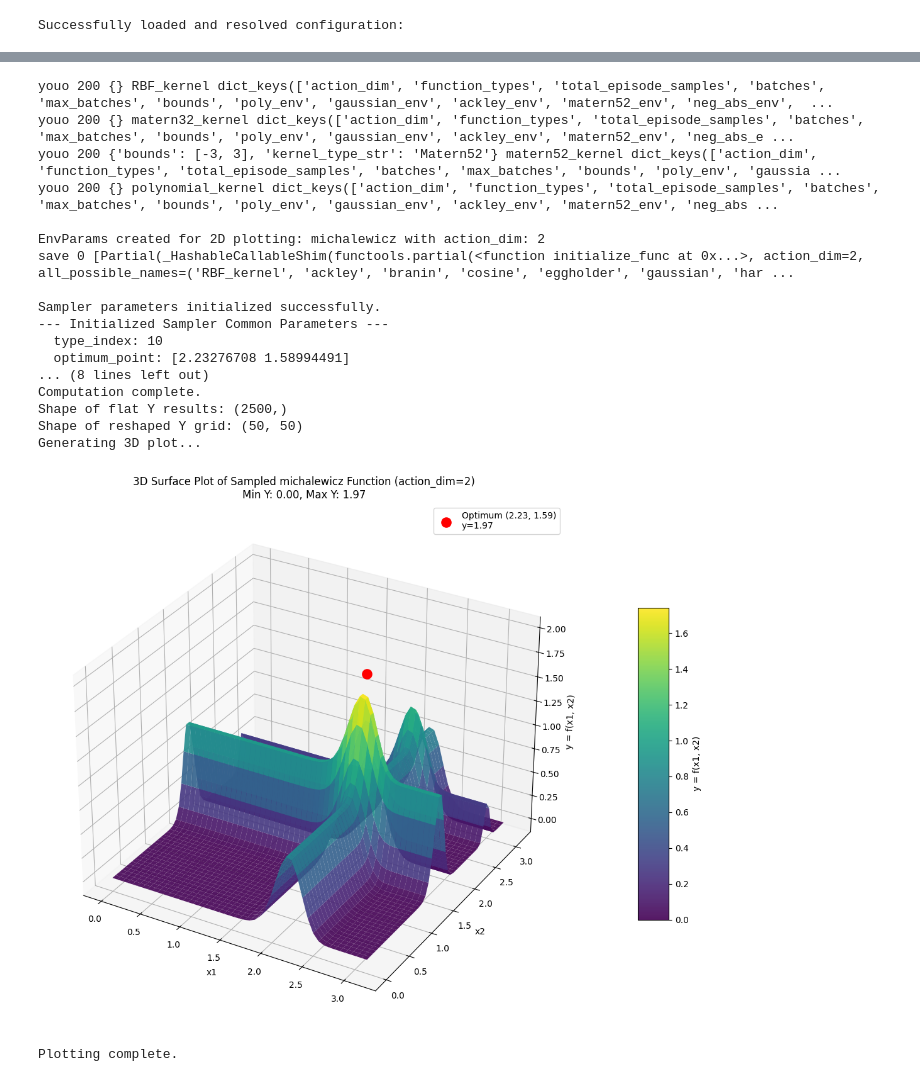
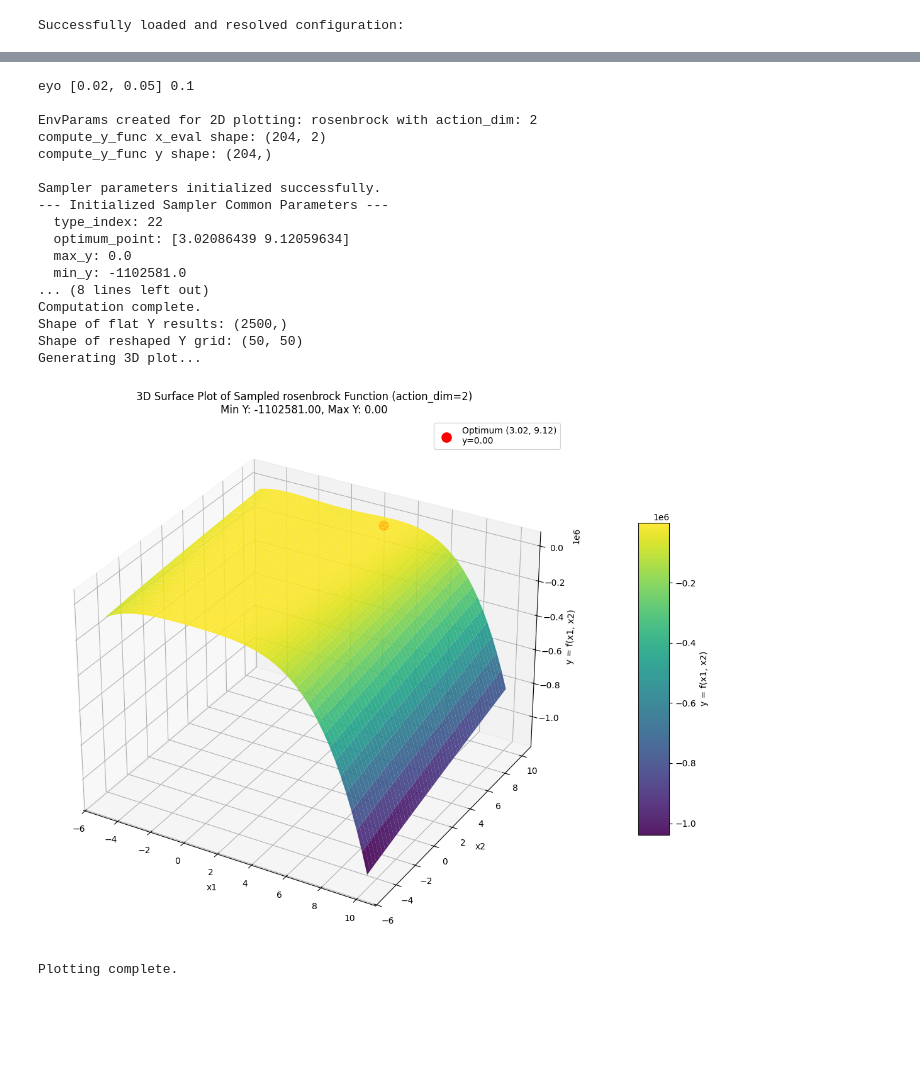
Before and after one commit to Jimvos32/Recurrent-PPO-Jax, a Jupyter notebook: src/tasks/envs/env_notebooks/jax_plots.ipynb, the cells around one changed output, grey strips where cells are left out. Cells and saved outputs as stored; diff of their text form; code cells hidden in the pictures; blank space fills up the shorter version.

```diff
--- a/src/tasks/envs/env_notebooks/jax_plots.ipynb
+++ b/src/tasks/envs/env_notebooks/jax_plots.ipynb
@@ -86,15 +87,9 @@ with initialize(version_base=version_base_value, config_path=config_path_relativ
 # %% [output]
 Successfully loaded and resolved configuration:
 # %%
-from src.tasks.envs.jax_env_f.jax_disp_samplers import (
-        create_env_params,
-        initialize_sampler_dispatch,
-        compute_y_sampler_dispatch,
-        ALL_POSSIBLE_FUNCTION_NAMES, # This list is crucial
-        EnvParams # Import if type hinting is desired elsewhere
-    )
+
 # --- Configuration for Plotting ---
-function_name_to_plot = "RBF_kernel"  # Change this to the function you want to plot
+function_name_to_plot = "discrete_peaks"  # Change this to the function you want to plot
 plot_action_dimension = 1          # For 1D plots
 
 # Plotting range and resolution (can be overridden by specific function bounds)
@@ -180,27 +175,36 @@ except ValueError:
     print(f"Available names: {ALL_POSSIBLE_FUNCTION_NAMES}")
     exit()
 
+
+
+
 sampler_params = initialize_sampler_dispatch(key, global_sampler_index, env_params)
 print("\nSampler parameters initialized successfully.")
 print("--- Initialized Sampler Common Parameters ---")
 for k, v_item in sampler_params['common'].items(): # Renamed v to v_item
     print(f"  {k}: {v_item}")
 
-
+print("jgh", function_name_to_plot, global_sampler_index)
+print("f_names", ALL_POSSIBLE_FUNCTION_NAMES)
+print("global_sampler_index", global_sampler_index)
+print("sampler_params", sampler_params['common'])
 # --- Generate Data for Plotting ---
 actual_bounds_for_plot = sampler_params['common']['bounds']
-# Handle cases like Branin where bounds might be a list of tuples
-if isinstance(actual_bounds_for_plot[0], (list, tuple)) and env_params.action_dim > 1 and plot_action_dimension == 1 :
-    print(f"Warning: Plotting first dimension of multi-dimensional bounds: {actual_bounds_for_plot}")
-    actual_bounds_for_plot = actual_bounds_for_plot[0]
-elif not (isinstance(actual_bounds_for_plot, (list, tuple)) and len(actual_bounds_for_plot) == 2 and isinstance(actual_bounds_for_plot[0], (int, float))):
-    print(f"Warning: Unexpected bounds format {actual_bounds_for_plot}, falling back to default plot bounds.")
-    actual_bounds_for_plot = default_plot_bounds
+
+# print(f"\nInitial bounds for plotting ({function_name_to_plot}): {actual_bounds_for_plot}")
+# # Handle cases like Branin where bounds might be a list of tuples
+# if isinstance(actual_bounds_for_plot[0], (list, tuple)) and env_params.action_dim > 1 and plot_action_dimension == 1 :
+#     print(f"Warning: Plotting first dimension of multi-dimensional bounds: {actual_bounds_for_plot}")
+#     actual_bounds_for_plot = actual_bounds_for_plot[0]
+# elif not (isinstance(actual_bounds_for_plot, (list, tuple)) and len(actual_bounds_for_plot) == 2 and isinstance(actual_bounds_for_plot[0], (int, float))):
+#     print(f"Warning: Unexpected bounds format {actual_bounds_for_plot}, falling back to default plot bounds.")
+#     actual_bounds_for_plot = default_plot_bounds
 
 
 print(f"\nBounds for plotting ({function_name_to_plot}): {actual_bounds_for_plot}")
 
 x_plot_vals = jnp.linspace(actual_bounds_for_plot[0], actual_bounds_for_plot[1], num_plot_points)
+
 # x_plot needs to have shape (num_plot_points, env_params.action_dim)
 # env_params.action_dim is now plot_action_dimension (e.g., 1)
 x_plot = x_plot_vals.reshape(-1, env_params.action_dim)
@@ -209,6 +213,8 @@ x_plot = x_plot_vals.reshape(-1, env_params.action_dim)
 compute_single_y_for_plot = lambda x_point: compute_y_sampler_dispatch(x_point, sampler_params, env_params)
 jitted_compute_single_y = jax.jit(compute_single_y_for_plot)
 y_plot = jax.vmap(jitted_compute_single_y)(x_plot)
+
+
 
 print(f"\nGenerated x_plot shape: {x_plot.shape}, y_plot shape: {y_plot.shape}")
 
@@ -260,9 +269,9 @@ Plotting complete.
 
 
 # --- Configuration for Plotting ---
-function_name_to_plot = "matern52"  # Change this: "ackley", "poly", "gaussian", "matern52", etc.
+function_name_to_plot = "discrete_peaks"  # Change this: "ackley", "poly", "gaussian", "matern52", etc.
 plot_action_dimension = 1          # For 1D plots
-num_functions_to_plot = 5
+num_functions_to_plot = 30
 num_plot_points = 500
 
 
@@ -398,7 +407,7 @@ import chex
 
 # --- Configuration for 2D Plotting ---
 # Select the function to plot by its registered name
-function_name_to_plot = "michalewicz"  # Examples: "ackley", "branin", "rosenbrock"
+function_name_to_plot = "rosenbrock"  # Examples: "ackley", "branin", "rosenbrock"
 # function_name_to_plot = "branin" # Branin is inherently 2D
 # function_name_to_plot = "rosenbrock"
 
@@ -521,42 +530,42 @@ fig.colorbar(surf, shrink=0.6, aspect=10, label='y = f(x1, x2)', pad=0.1)
 opt_xy_array = sampler_params["common"]['optimum_point'] # Shape (action_dim,)
 max_y_val = sampler_params["common"]['max_y']
 min_y_val = sampler_params["common"]['min_y']
 
 # Ensure opt_xy_array is used correctly for 2D
 if opt_xy_array.shape[0] == env_params.action_dim and env_params.action_dim == 2:
     ax.scatter(opt_xy_array[0], opt_xy_array[1], max_y_val, color='red', s=120, depthshade=True,
                label=f'Optimum ({opt_xy_array[0]:.2f}, {opt_xy_array[1]:.2f})\ny={max_y_val:.2f}')
 else:
     print(f"Warning: Optimum point shape {opt_xy_array.shape} not as expected for 2D plot.")
 
 ax.set_title(f'3D Surface Plot of Sampled {function_name_to_plot} Function (action_dim={env_params.action_dim})\nMin Y: {min_y_val:.2f}, Max Y: {max_y_val:.2f}')
 ax.set_xlabel('x1')
 ax.set_ylabel('x2')
 ax.set_zlabel('y = f(x1, x2)')
 ax.legend()
 plt.tight_layout()
 plt.show()
 
 print("Plotting complete.")
 # %% [output]
-youo 200 {} RBF_kernel dict_keys(['action_dim', 'function_types', 'total_episode_samples', 'batches', 'max_batches', 'bounds', 'poly_env', 'gaussian_env', 'ackley_env', 'matern52_env', 'neg_abs_env',  ...
-youo 200 {} matern32_kernel dict_keys(['action_dim', 'function_types', 'total_episode_samples', 'batches', 'max_batches', 'bounds', 'poly_env', 'gaussian_env', 'ackley_env', 'matern52_env', 'neg_abs_e ...
-youo 200 {'bounds': [-3, 3], 'kernel_type_str': 'Matern52'} matern52_kernel dict_keys(['action_dim', 'function_types', 'total_episode_samples', 'batches', 'max_batches', 'bounds', 'poly_env', 'gaussia ...
-youo 200 {} polynomial_kernel dict_keys(['action_dim', 'function_types', 'total_episode_samples', 'batches', 'max_batches', 'bounds', 'poly_env', 'gaussian_env', 'ackley_env', 'matern52_env', 'neg_abs ...
+eyo [0.02, 0.05] 0.1
 
-EnvParams created for 2D plotting: michalewicz with action_dim: 2
-save 0 [Partial(_HashableCallableShim(functools.partial(<function initialize_func at 0x...>, action_dim=2, all_possible_names=('RBF_kernel', 'ackley', 'branin', 'cosine', 'eggholder', 'gaussian', 'har ...
+EnvParams created for 2D plotting: rosenbrock with action_dim: 2
+compute_y_func x_eval shape: (204, 2)
+compute_y_func y shape: (204,)
 
 Sampler parameters initialized successfully.
 --- Initialized Sampler Common Parameters ---
-  type_index: 10
-  optimum_point: [2.23276708 1.58994491]
+  type_index: 22
+  optimum_point: [3.02086439 9.12059634]
+  max_y: 0.0
+  min_y: -1102581.0
 ... (8 lines left out)
 Computation complete.
 Shape of flat Y results: (2500,)
 Shape of reshaped Y grid: (50, 50)
 Generating 3D plot...
-[figure, old version]
+[figure, new version]
 Plotting complete.
 # %%
 def plot_bo_1d(bo_optimizer: BayesianOptimizer,
```
Also changed, not shown: parts of 8 cells of this notebook, 42 other files.
